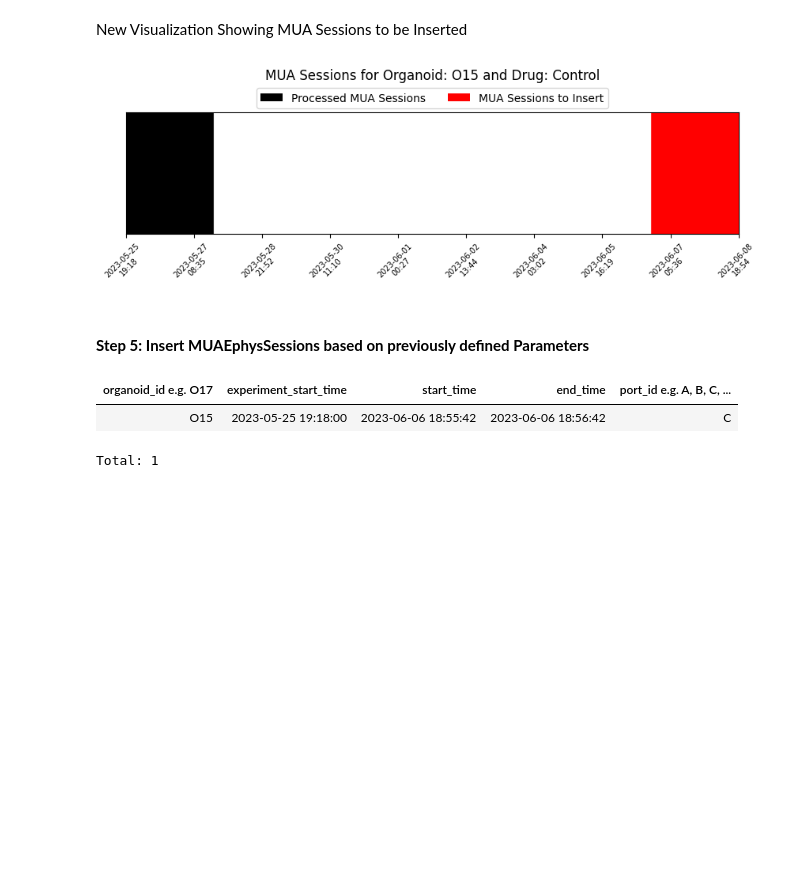
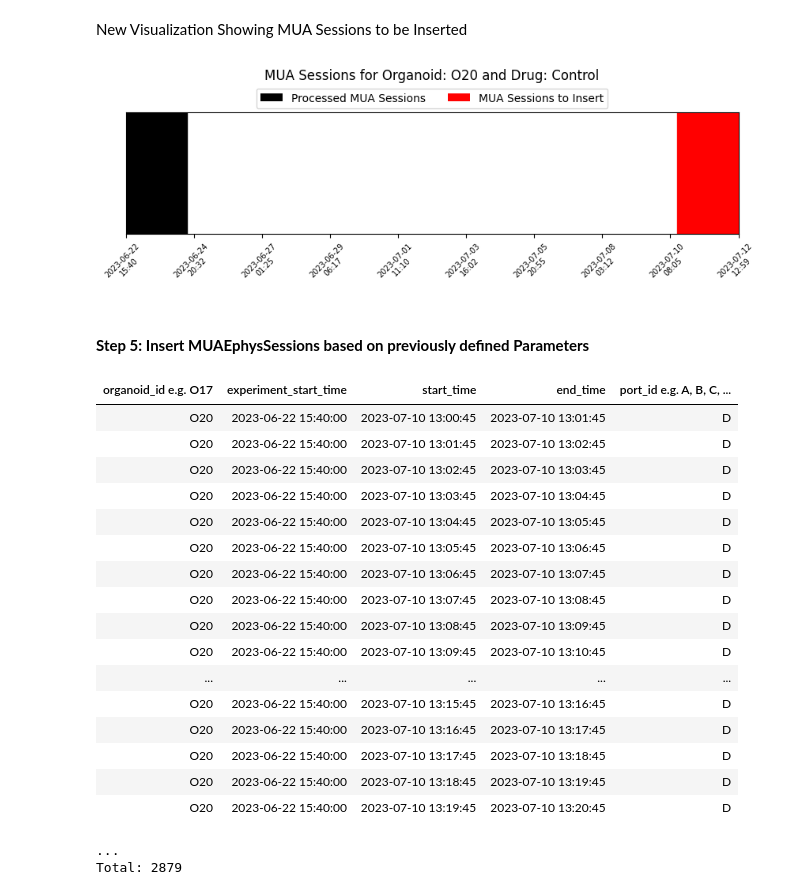
Before and after one commit to judewerth/utah_organoids, a Jupyter notebook: notebooks/CREATE_new_MUA_session.ipynb, the cells around one changed output. Saved outputs shown, nothing was run; the diff lists cells and outputs as text; code cells hidden in the pictures; blank space fills up the shorter version.

```diff
--- a/notebooks/CREATE_new_MUA_session.ipynb
+++ b/notebooks/CREATE_new_MUA_session.ipynb
@@ -83,7 +86,7 @@ Total: 136
 # %% [markdown]
 Experiments are identified by their unique `organoid_id` and `experiment_start_time`. You can choose an experiment based on these identifiers.
 # %%
-organoid_id = "O15"
+organoid_id = "O20"
 
 exp_key = {
     "organoid_id": organoid_id,
@@ -217,7 +220,7 @@ ax.legend(
 
 plt.show()
 # %% [output]
-[figure, old version]
+[figure, new version]
 # %% [markdown]
 #### **Step 5: Insert MUAEphysSessions based on previously defined Parameters**
 # %%
@@ -232,23 +235,38 @@ if len(port_id) > 1:
 port_id = port_id.pop()
 # %%
 # get port_id (needed for insert)
-port_id = set((ephys.EphysSessionProbe & exp_key).fetch("port_id"))
 
 mua_key_list = [
     {
         **exp_key,
         "start_time": start_time,
         "end_time": start_time + timedelta(minutes=1),
         "port_id": port_id,
     }
     for start_time in insert_file_times
 ]
 
 mua.MUAEphysSession & mua_key_list
 # %% [output]
 | organoid_id e.g. O17 | experiment_start_time | start_time | end_time | port_id e.g. A, B, C, ... |
-| O15 | 2023-05-25 19:18:00 | 2023-06-06 18:55:42 | 2023-06-06 18:56:42 | C |
+| O20 | 2023-06-22 15:40:00 | 2023-07-10 13:00:45 | 2023-07-10 13:01:45 | D |
+| O20 | 2023-06-22 15:40:00 | 2023-07-10 13:01:45 | 2023-07-10 13:02:45 | D |
+| O20 | 2023-06-22 15:40:00 | 2023-07-10 13:02:45 | 2023-07-10 13:03:45 | D |
+| O20 | 2023-06-22 15:40:00 | 2023-07-10 13:03:45 | 2023-07-10 13:04:45 | D |
+| O20 | 2023-06-22 15:40:00 | 2023-07-10 13:04:45 | 2023-07-10 13:05:45 | D |
+| O20 | 2023-06-22 15:40:00 | 2023-07-10 13:05:45 | 2023-07-10 13:06:45 | D |
+| O20 | 2023-06-22 15:40:00 | 2023-07-10 13:06:45 | 2023-07-10 13:07:45 | D |
+| O20 | 2023-06-22 15:40:00 | 2023-07-10 13:07:45 | 2023-07-10 13:08:45 | D |
+| O20 | 2023-06-22 15:40:00 | 2023-07-10 13:08:45 | 2023-07-10 13:09:45 | D |
+| O20 | 2023-06-22 15:40:00 | 2023-07-10 13:09:45 | 2023-07-10 13:10:45 | D |
+| ... | ... | ... | ... | ... |
+| O20 | 2023-06-22 15:40:00 | 2023-07-10 13:15:45 | 2023-07-10 13:16:45 | D |
+| O20 | 2023-06-22 15:40:00 | 2023-07-10 13:16:45 | 2023-07-10 13:17:45 | D |
+| O20 | 2023-06-22 15:40:00 | 2023-07-10 13:17:45 | 2023-07-10 13:18:45 | D |
+| O20 | 2023-06-22 15:40:00 | 2023-07-10 13:18:45 | 2023-07-10 13:19:45 | D |
+| O20 | 2023-06-22 15:40:00 | 2023-07-10 13:19:45 | 2023-07-10 13:20:45 | D |
-Total: 1
+...
+Total: 2879
 # %%
 mua.MUAEphysSession.insert(mua_key_list, skip_duplicates=True, allow_direct_insert=True)
 # %%
```
Also changed, not shown: parts of 8 cells of this notebook, 7 other files.
